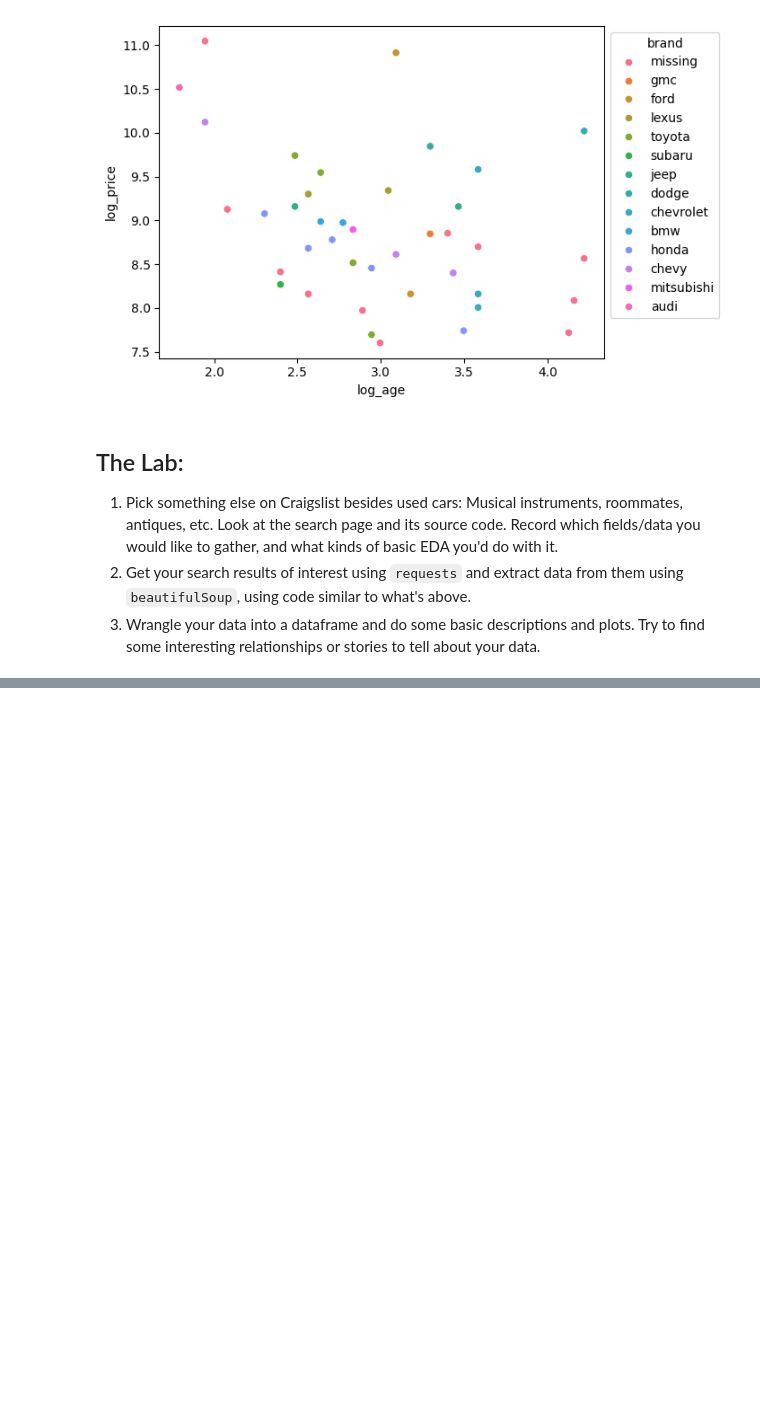
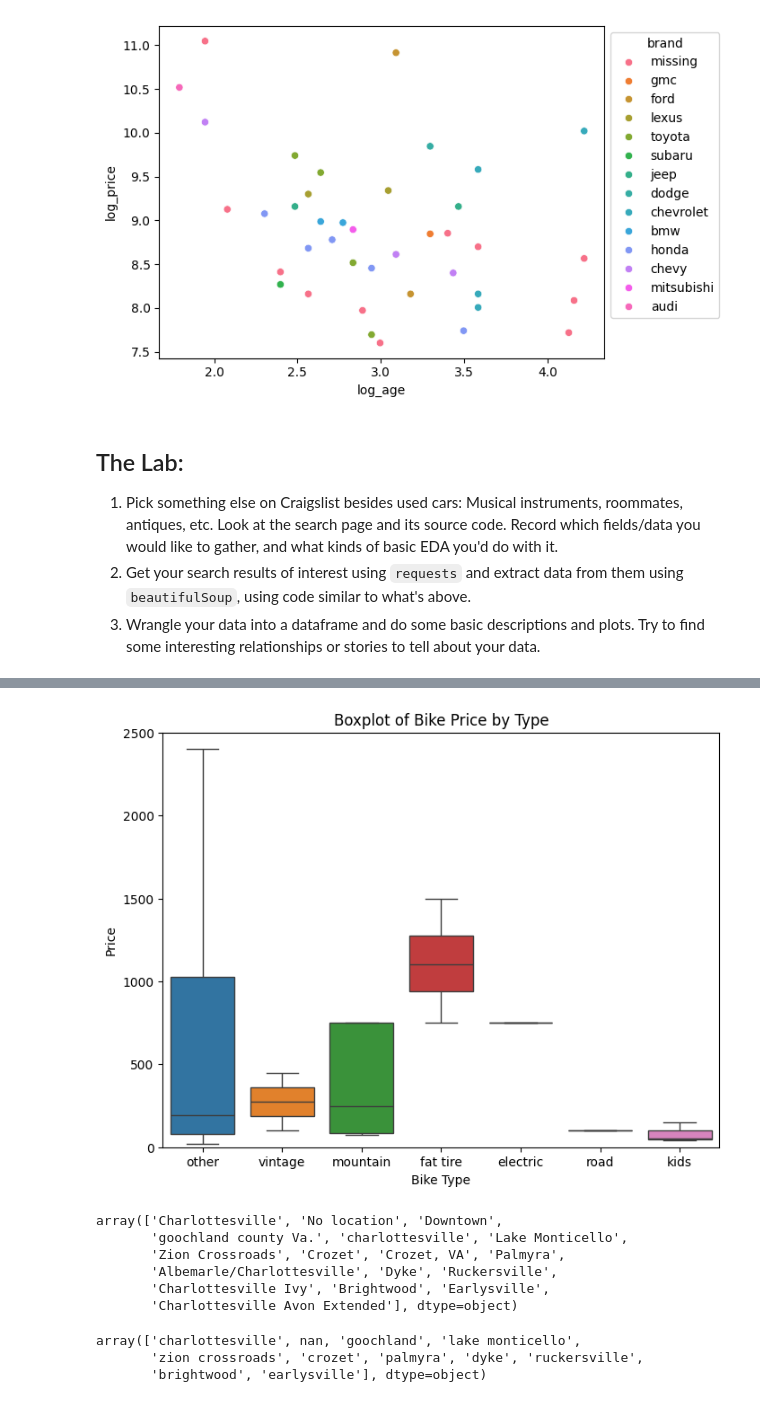
Before and after one commit to ameliavasiliu/wrangling, a Jupyter notebook: lab/lab_notebook.ipynb, the cells around one changed output, grey strips where cells are left out. Saved outputs shown, nothing was run; the diff lists cells and outputs as text; code cells hidden in the pictures; blank space fills up the shorter version.

```diff
--- a/lab/lab_notebook.ipynb
+++ b/lab/lab_notebook.ipynb
@@ -303,0 +371,35 @@ array(['other', 'vintage', 'mountain', 'electric', 'road', 'kids'],
+# %%
+plt.figure(figsize=(8, 6))
+sns.boxplot(data=df, x='Bike Type', y='Price', hue='Bike Type')
+plt.ylim(0, 2500)
+plt.title('Boxplot of Bike Price by Type')
+plt.xlabel('Bike Type')
+plt.ylabel('Price')
+plt.show()
+# %% [output]
+[figure, added]
+# %%
+df["Location"].unique()
+# %% [output]
+array(['Charlottesville', 'No location', 'Downtown',
+       'goochland county Va.', 'charlottesville', 'Lake Monticello',
+       'Zion Crossroads', 'Crozet', 'Crozet, VA', 'Palmyra',
+       'Albemarle/Charlottesville', 'Dyke', 'Ruckersville',
+       'Charlottesville Ivy', 'Brightwood', 'Earlysville',
+       'Charlottesville Avon Extended'], dtype=object)
+# %%
+df["Location"] = df["Location"].str.lower()
+df['Location'] = df['Location'].replace({
+    'crozet, va': 'crozet',
+    'albemarle/charlottesville': 'charlottesville',
+    'charlottesville ivy': 'charlottesville',
+    'charlottesville avon extended': 'charlottesville',
+    'goochland county va.' : 'goochland',
+    'downtown' : 'charlottesville' #assumimg they mean historic downtown cville since the craigslist page is already set to charlottesville
+})
+df['Location'] = df['Location'].replace('no location', np.nan)
+df["Location"].unique()
+# %% [output]
+array(['charlottesville', nan, 'goochland', 'lake monticello',
+       'zion crossroads', 'crozet', 'palmyra', 'dyke', 'ruckersville',
+       'brightwood', 'earlysville'], dtype=object)
```
Also changed, not shown: parts of 11 cells of this notebook.
